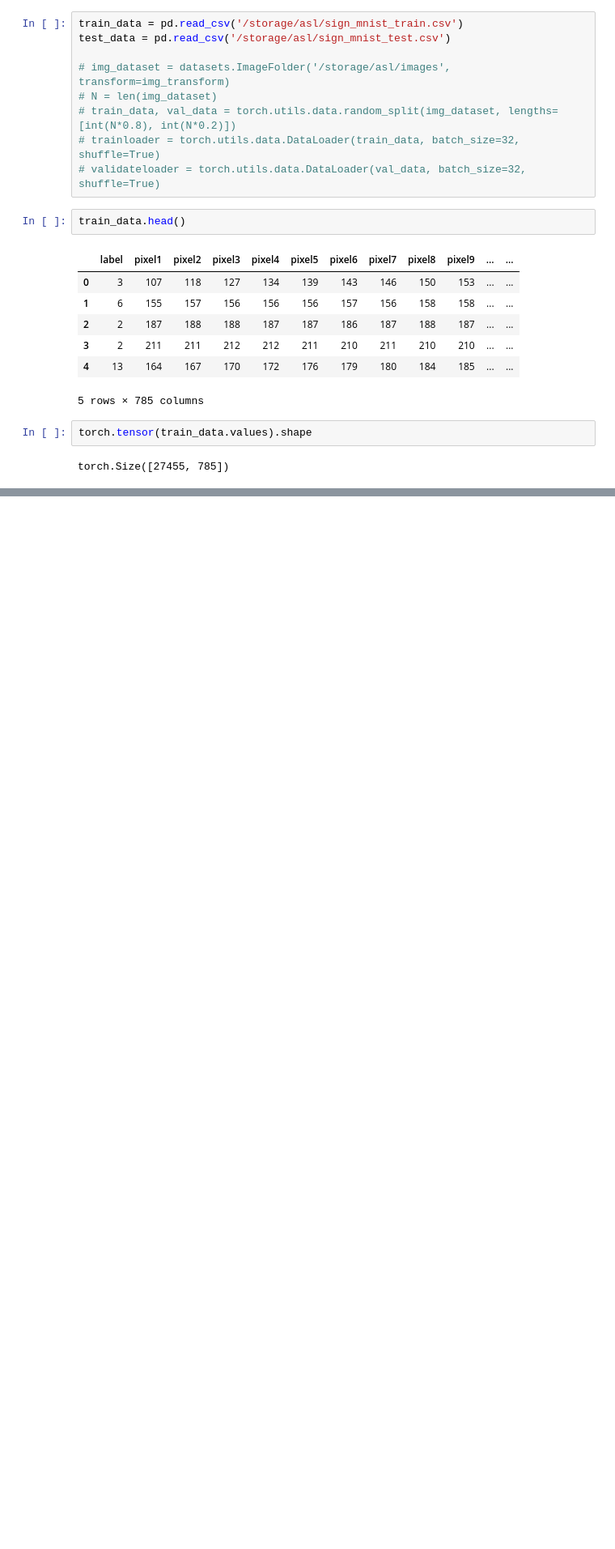
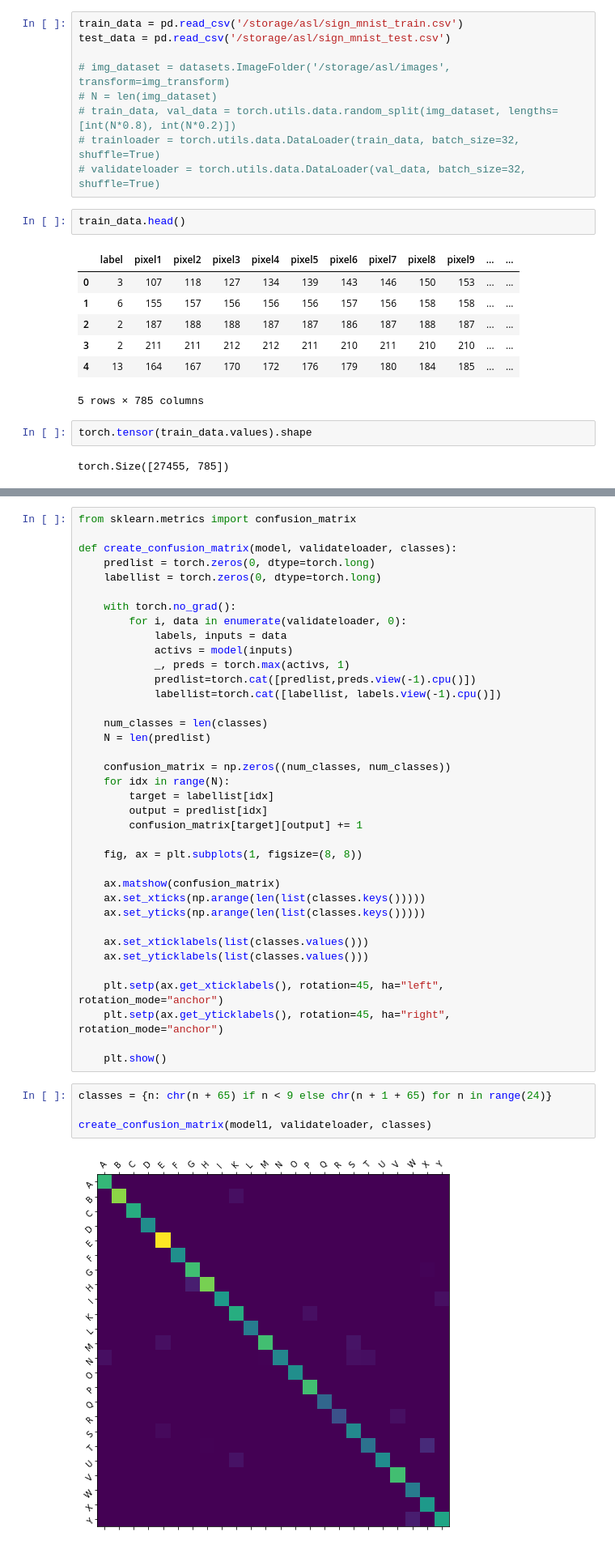
Before and after one commit to gracekang2/asl-alphabet-classifier, a Jupyter notebook: train_model.ipynb, the cells around one changed output, grey strips where cells are left out. Shown at 81% size. Saved outputs shown, nothing was run; the diff lists cells and outputs as text; blank space fills up the shorter version.

```diff
--- a/train_model.ipynb
+++ b/train_model.ipynb
@@ -322,0 +389,43 @@ Finished
+# %%
+from sklearn.metrics import confusion_matrix
+
+def create_confusion_matrix(model, validateloader, classes):
+    predlist = torch.zeros(0, dtype=torch.long)
+    labellist = torch.zeros(0, dtype=torch.long)
+
+    with torch.no_grad():
+        for i, data in enumerate(validateloader, 0):
+            labels, inputs = data
+            activs = model(inputs)
+            _, preds = torch.max(activs, 1)
+            predlist=torch.cat([predlist,preds.view(-1).cpu()])
+            labellist=torch.cat([labellist, labels.view(-1).cpu()])
+
+    num_classes = len(classes)
+    N = len(predlist)
+
+    confusion_matrix = np.zeros((num_classes, num_classes))
+    for idx in range(N):
+        target = labellist[idx]
+        output = predlist[idx]
+        confusion_matrix[target][output] += 1
+
+    fig, ax = plt.subplots(1, figsize=(8, 8))
+
+    ax.matshow(confusion_matrix)
+    ax.set_xticks(np.arange(len(list(classes.keys()))))
+    ax.set_yticks(np.arange(len(list(classes.keys()))))
+
+    ax.set_xticklabels(list(classes.values()))
+    ax.set_yticklabels(list(classes.values()))
+
+    plt.setp(ax.get_xticklabels(), rotation=45, ha="left", rotation_mode="anchor")
+    plt.setp(ax.get_yticklabels(), rotation=45, ha="right", rotation_mode="anchor")
+
+    plt.show()
+# %%
+classes = {n: chr(n + 65) if n < 9 else chr(n + 1 + 65) for n in range(24)}
+
+create_confusion_matrix(model1, validateloader, classes)
+# %% [output]
+[figure, added]
```
Also changed, not shown: parts of 20 cells of this notebook, 5 other files.
